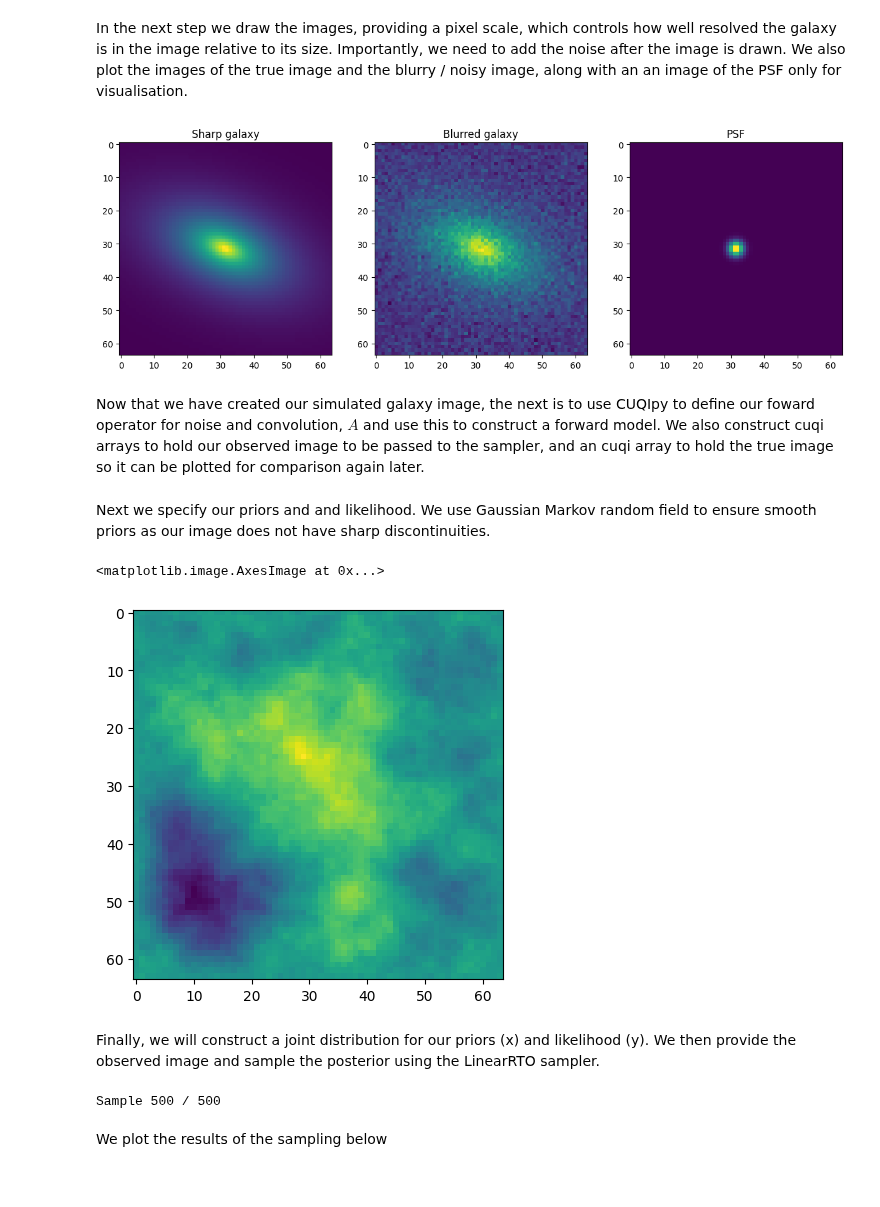
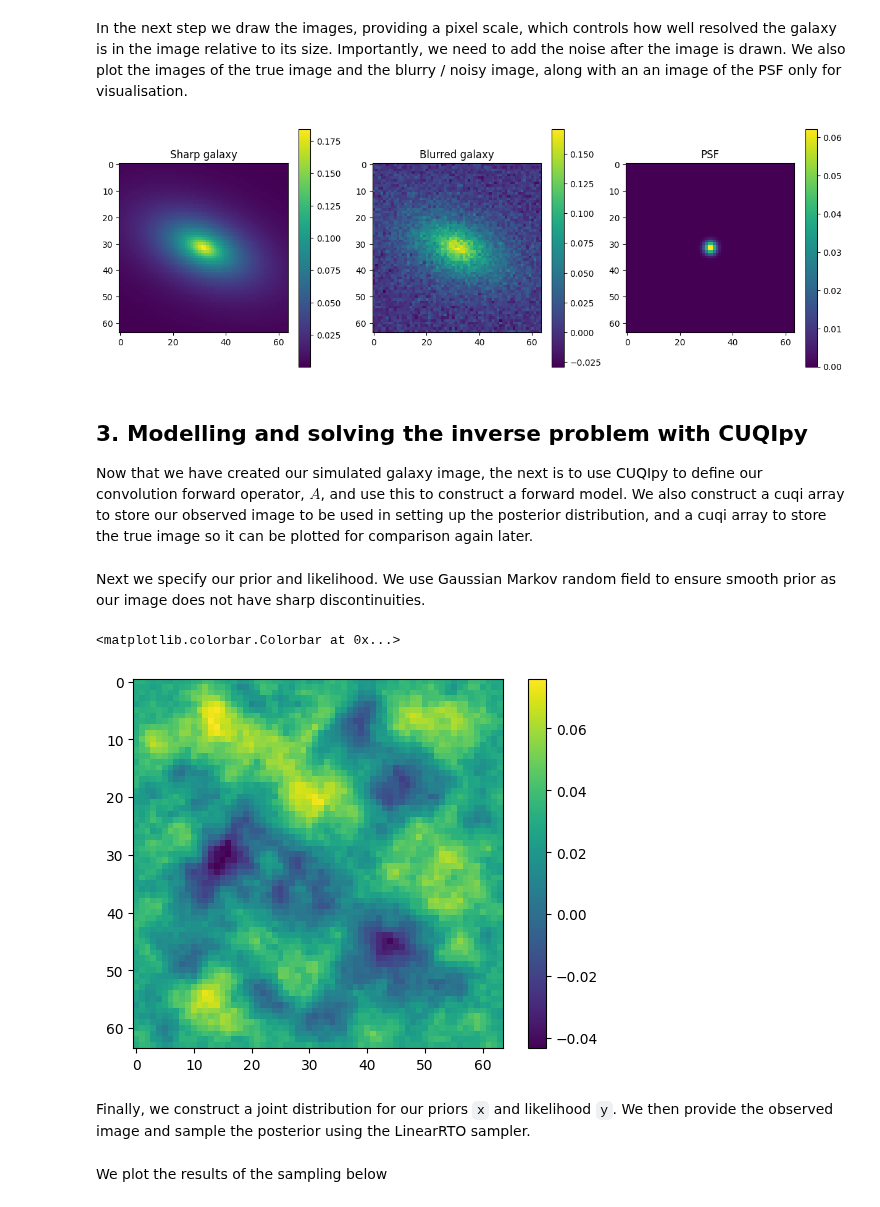
Before and after one commit to CUQI-DTU/CUQIpy-User-Showcase, a Jupyter notebook: 014_Galaxy_PSF_deconvolution/galaxy_deconvolution_showcase.ipynb, the cells around one changed output. Drawn from its saved outputs; the diff is of its cells as text; code cells hidden in the pictures.

```diff
--- a/014_Galaxy_PSF_deconvolution/galaxy_deconvolution_showcase.ipynb
+++ b/014_Galaxy_PSF_deconvolution/galaxy_deconvolution_showcase.ipynb
@@ -134,82 +141,87 @@ In the next step we draw the images, providing a pixel scale, which controls how
 npix = 64 # number of pixels per axis
 scale = 0.2 # pixel scale in arcseconds/pixel
 
-# draw the sharp galaxy
-gal_sharp = gal.drawImage(nx=npix, ny=npix, scale=scale)
+# Draw the sharp galaxy
+gal_sharp_image = gal.drawImage(nx=npix, ny=npix, scale=scale)
 
-# draw the blurred galaxy
-gal_blurred = blurred_gal.drawImage(nx=npix, ny=npix, scale=scale)
-gal_blurred.addNoise(noise) # add noise
+# Draw the blurred galaxy
+gal_blurred_image = gal_blurred.drawImage(nx=npix, ny=npix, scale=scale)
+gal_blurred_image.addNoise(noise) # add noise
 
-# draw the PSF only for visualization purposes
+# Draw the PSF only for visualization purposes
 psf_image = psf.drawImage(nx=npix, ny=npix, scale=scale)
 
-# plot the images
+# Plot the images
 fig, ax = plt.subplots(1, 3, figsize=(15, 5))
-ax[0].imshow(gal_sharp.array, cmap='viridis')
+im = ax[0].imshow(gal_sharp_image.array, cmap='viridis')
 ax[0].set_title('Sharp galaxy')
-ax[1].imshow(gal_blurred.array, cmap='viridis')
+plt.colorbar(im, ax=ax[0])
+im = ax[1].imshow(gal_blurred_image.array, cmap='viridis')
 ax[1].set_title('Blurred galaxy')
-ax[2].imshow(psf_image.array, cmap='viridis')
+plt.colorbar(im, ax=ax[1])
+im = ax[2].imshow(psf_image.array, cmap='viridis')
 ax[2].set_title('PSF')
+plt.colorbar(im, ax=ax[2])
 plt.show()
 # %% [output]
-[figure, old version]
+[figure, new version]
 # %% [markdown]
-Now that we have created our simulated galaxy image, the next is to use CUQIpy to define our foward operator for noise and convolution, $A$ and use this to construct a forward model. We also construct cuqi arrays to hold our observed image to be passed to the sampler, and an cuqi array to hold the true image so it can be plotted for comparison again later.
+## 3. Modelling and solving the inverse problem with CUQIpy
+
+Now that we have created our simulated galaxy image, the next is to use CUQIpy to define our convolution forward operator, $A$, and use this to construct a forward model. We also construct a cuqi array to store our observed image to be used in setting up the posterior distribution, and a cuqi array to store the true image so it can be plotted for comparison again later.
 # %%
-# We use Deconvolve 2D to get our PSF convolution operator
+# We use Deconvolution2D testproblem to get our PSF convolution operator
 A, _, _ = cuqi.testproblem.Deconvolution2D(
     dim=npix, # number of pixels per axis
     PSF=psf_image.array, # call array to get the numpy array
     noise_std=sigma, # noise standard deviation
-    phantom=gal_sharp.array, # call array to get the numpy array
+    phantom=gal_sharp_image.array, # call array to get the numpy array
     BC='zero'
 ).get_components()
 
-# Specifiy the geometry of the domain (and range in this case)
+# Specify the geometry of the domain (and range in this case)
 geom = cuqi.geometry.Image2D(im_shape=(npix, npix), visual_only=False)
 
 # Construct forward model
 model = cuqi.model.Model(A, domain_geometry=geom, range_geometry=geom)
 
 # Create cuqi arrays of the observed and true images
-observed = cuqi.array.CUQIarray(gal_blurred.array.flatten(), geometry=geom)
-true = cuqi.array.CUQIarray(gal_sharp.array.flatten(), geometry=geom)
+observed = cuqi.array.CUQIarray(gal_blurred_image.array.flatten(), geometry=geom)
+true = cuqi.array.CUQIarray(gal_sharp_image.array.flatten(), geometry=geom)
 # %% [markdown]
-Next we specify our priors and and likelihood. We use Gaussian Markov random field to ensure smooth priors as our image does not have sharp discontinuities.
+Next we specify our prior and likelihood. We use Gaussian Markov random field to ensure smooth prior as our image does not have sharp discontinuities.
 # %%
-# Priors
+# Prior
 x = cuqi.distribution.GMRF(
-    mean=np.zeros(gal_sharp.array.size),
-    prec=5e4, # need to use high precision to get a good result
+    mean=np.zeros(gal_sharp_image.array.size)+0.03,
+    prec=10000, # need to use high precision to get a good result
     geometry=geom,
     order=2
 )
 
 # Likelihood
 y = cuqi.distribution.Gaussian(mean=A@x, cov=sigma**2, geometry=geom)
 
-# Plot a sample of the random field to illustrate priors
-plt.imshow(x.sample().reshape(npix, npix), cmap='viridis')
+# Plot a sample of the prior to illustrate GMRF smoothing effect
+im = x.sample().plot(cmap='viridis')[0]
+plt.colorbar(im)
 # %% [output]
-<matplotlib.image.AxesImage at 0x...>
+<matplotlib.colorbar.Colorbar at 0x...>
-[figure, old version]
+[figure, new version]
 # %% [markdown]
-Finally, we will construct a joint distribution for our priors (x) and likelihood (y). We then provide the observed image and sample the posterior using the LinearRTO sampler.
+Finally, we construct a joint distribution for our priors `x` and likelihood `y`. We then provide the observed image and sample the posterior using the LinearRTO sampler.
 # %%
 # Now we construct our Bayesian inverse problem
 joint_distribution = cuqi.distribution.JointDistribution(y, x)
 posterior = joint_distribution(y=observed)
 
-# Define the sample we want to use, LRTO appears to work well
-# but need to test further to identifiy optimal sampler
+# Define the sample we want to use, LinearRTO appears to work well
+# but need to test further to identify optimal sampler
 sampler = cuqi.sampler.LinearRTO(posterior)
 
-# run the sampler
-samples = sampler.sample(500)
+# Run the sampler
+sampler.sample(500)
+samples = sampler.get_samples()
-# %% [output]
-Sample 500 / 500
 # %% [markdown]
 We plot the results of the sampling below
 # %%
```
Also changed, not shown: parts of 8 cells of this notebook.
